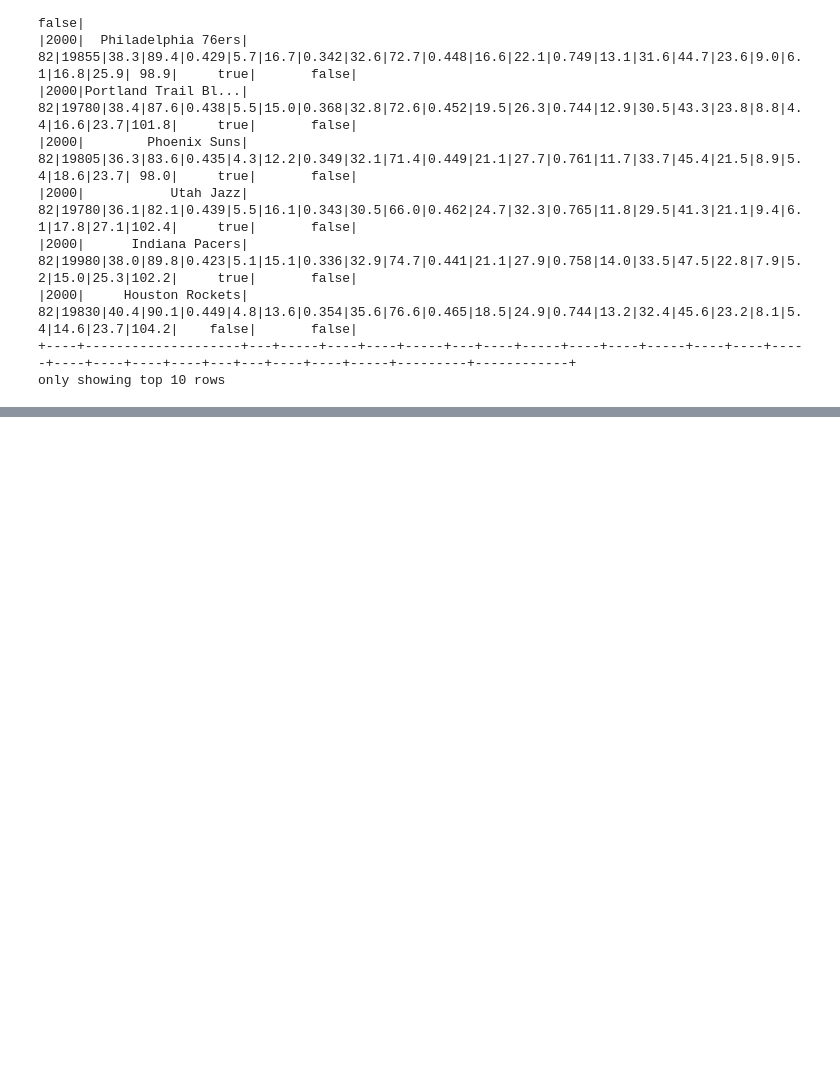
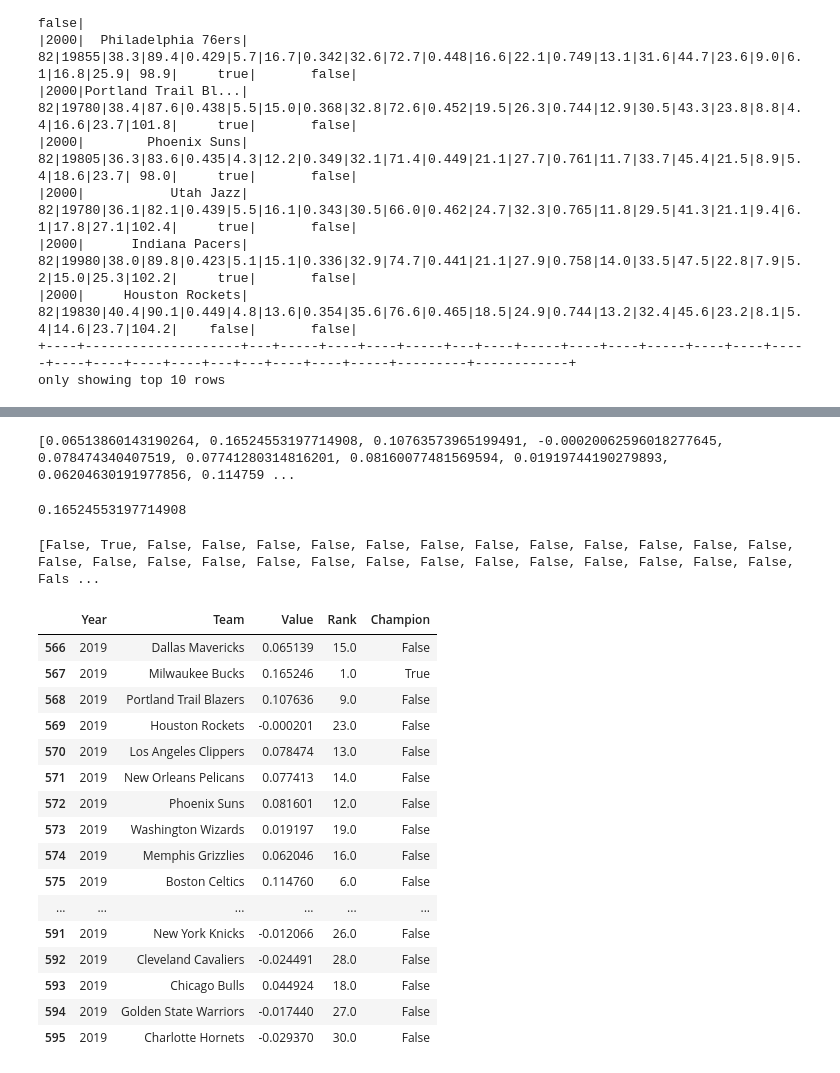
Before and after one commit to jonsb-coding/NBA_Analysis, a Jupyter notebook: NBAData.ipynb, the cells around one changed output, grey strips where cells are left out. Saved outputs shown, nothing was run; the diff lists cells and outputs as text; code cells hidden in the pictures; blank space fills up the shorter version.

```diff
--- a/NBAData.ipynb
+++ b/NBAData.ipynb
@@ -108,0 +331,3 @@ print(Team_DF)
+# %%
+champ_predictions = linear_champ_model.predict(team_X_test)
+print(champ_predictions)
@@ -108,0 +352,44 @@ print(Team_DF)
+# %%
+from itertools import chain
+champ_prediction = [x for x in chain.from_iterable(champ_predictions)]
+print(champ_prediction)
+# %% [output]
+[0.06513860143190264, 0.16524553197714908, 0.10763573965199491, -0.00020062596018277645, 0.078474340407519, 0.07741280314816201, 0.08160077481569594, 0.01919744190279893, 0.06204630191977856, 0.114759 ...
+# %%
+champ_max = max(champ_prediction)
+print(champ_max)
+# %% [output]
+0.16524553197714908
+# %%
+champ_prediction_bool = []
+for i in champ_prediction:
+  if i == champ_max:
+    champ_prediction_bool.append(True)
+  else:
+    champ_prediction_bool.append(False)
+print(champ_prediction_bool)
+# %% [output]
+[False, True, False, False, False, False, False, False, False, False, False, False, False, False, False, False, False, False, False, False, False, False, False, False, False, False, False, False, Fals ...
+# %%
+team_results["Value"] = champ_prediction
+team_results["Rank"] = team_results["Value"].rank(method = 'max', ascending = False)
+team_results["Champion"] = champ_prediction_bool
+team_results
+# %% [output]
+|  | Year | Team | Value | Rank | Champion |
+| 566 | 2019 | Dallas Mavericks | 0.065139 | 15.0 | False |
+| 567 | 2019 | Milwaukee Bucks | 0.165246 | 1.0 | True |
+| 568 | 2019 | Portland Trail Blazers | 0.107636 | 9.0 | False |
+| 569 | 2019 | Houston Rockets | -0.000201 | 23.0 | False |
+| 570 | 2019 | Los Angeles Clippers | 0.078474 | 13.0 | False |
+| 571 | 2019 | New Orleans Pelicans | 0.077413 | 14.0 | False |
+| 572 | 2019 | Phoenix Suns | 0.081601 | 12.0 | False |
+| 573 | 2019 | Washington Wizards | 0.019197 | 19.0 | False |
+| 574 | 2019 | Memphis Grizzlies | 0.062046 | 16.0 | False |
+| 575 | 2019 | Boston Celtics | 0.114760 | 6.0 | False |
+| ... | ... | ... | ... | ... | ... |
+| 591 | 2019 | New York Knicks | -0.012066 | 26.0 | False |
+| 592 | 2019 | Cleveland Cavaliers | -0.024491 | 28.0 | False |
+| 593 | 2019 | Chicago Bulls | 0.044924 | 18.0 | False |
+| 594 | 2019 | Golden State Warriors | -0.017440 | 27.0 | False |
+| 595 | 2019 | Charlotte Hornets | -0.029370 | 30.0 | False |
```
Also changed, not shown: parts of 21 cells of this notebook.
